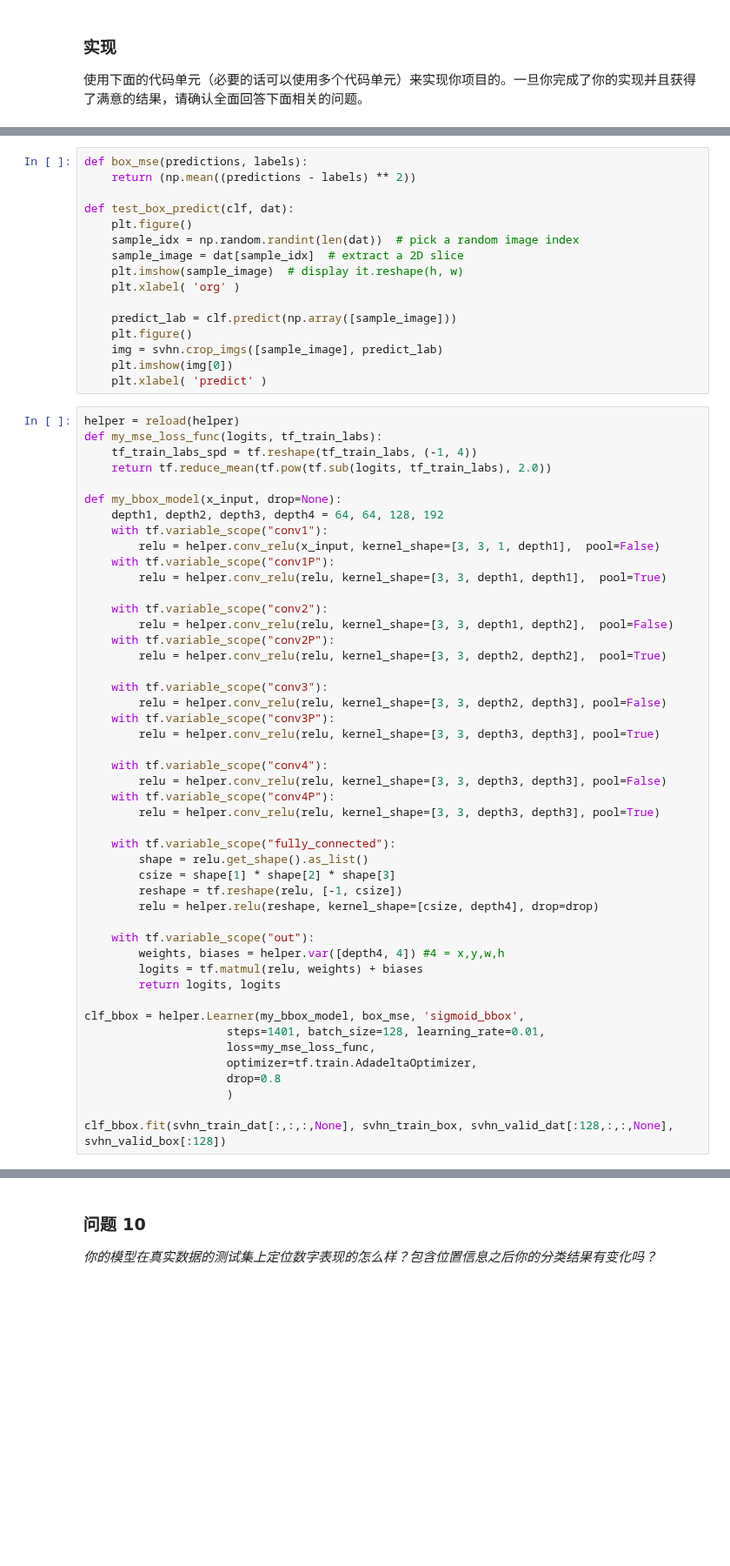
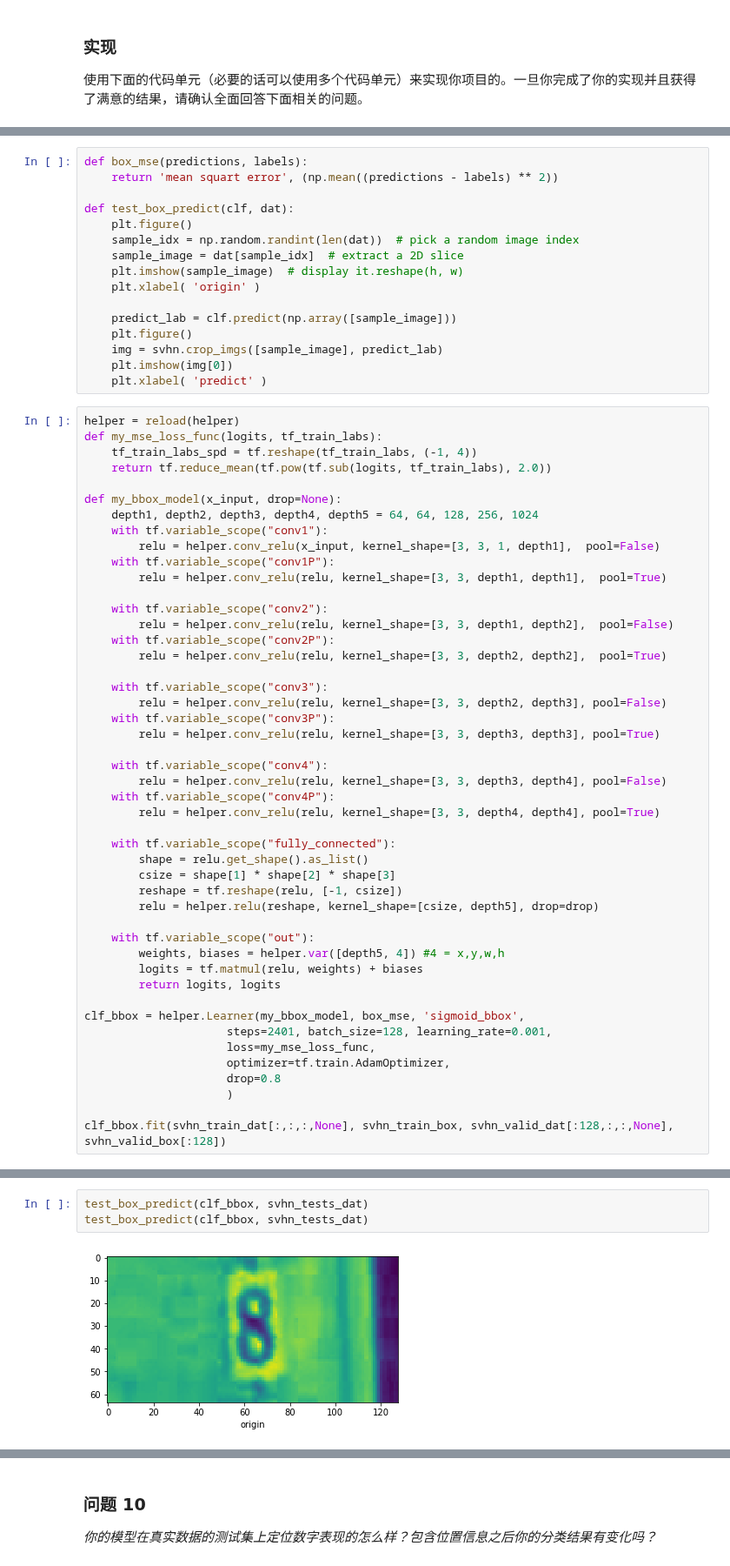
Before and after one commit to Heerozh/machine-learning, a Jupyter notebook: projects/digit_recognition/digit_recognition.ipynb, the cells around one changed output, grey strips where cells are left out. Shown at 87% size. Drawn from its saved outputs; the diff is of its cells as text; blank space fills up the shorter version.

```diff
--- a/projects/digit_recognition/digit_recognition.ipynb
+++ b/projects/digit_recognition/digit_recognition.ipynb
@@ -580,13 +375,13 @@ _如果必要的话，请提供关于你是如何建立一个使得你的模型
 # %%
 def box_mse(predictions, labels):
-    return (np.mean((predictions - labels) ** 2))
+    return 'mean squart error', (np.mean((predictions - labels) ** 2))
 
 def test_box_predict(clf, dat):
     plt.figure()
     sample_idx = np.random.randint(len(dat))  # pick a random image index
     sample_image = dat[sample_idx]  # extract a 2D slice
     plt.imshow(sample_image)  # display it.reshape(h, w)
-    plt.xlabel( 'org' )
+    plt.xlabel( 'origin' )
 
     predict_lab = clf.predict(np.array([sample_image]))
     plt.figure()
@@ -600,7 +395,7 @@ def my_mse_loss_func(logits, tf_train_labs):
     return tf.reduce_mean(tf.pow(tf.sub(logits, tf_train_labs), 2.0))
 
 def my_bbox_model(x_input, drop=None):
-    depth1, depth2, depth3, depth4 = 64, 64, 128, 192
+    depth1, depth2, depth3, depth4, depth5 = 64, 64, 128, 256, 1024
     with tf.variable_scope("conv1"):
         relu = helper.conv_relu(x_input, kernel_shape=[3, 3, 1, depth1],  pool=False)
     with tf.variable_scope("conv1P"):
@@ -617,25 +412,25 @@ def my_bbox_model(x_input, drop=None):
         relu = helper.conv_relu(relu, kernel_shape=[3, 3, depth3, depth3], pool=True)
 
     with tf.variable_scope("conv4"):
-        relu = helper.conv_relu(relu, kernel_shape=[3, 3, depth3, depth3], pool=False)
+        relu = helper.conv_relu(relu, kernel_shape=[3, 3, depth3, depth4], pool=False)
     with tf.variable_scope("conv4P"):
-        relu = helper.conv_relu(relu, kernel_shape=[3, 3, depth3, depth3], pool=True)
+        relu = helper.conv_relu(relu, kernel_shape=[3, 3, depth4, depth4], pool=True)
 
     with tf.variable_scope("fully_connected"):
         shape = relu.get_shape().as_list()
         csize = shape[1] * shape[2] * shape[3]
         reshape = tf.reshape(relu, [-1, csize])
-        relu = helper.relu(reshape, kernel_shape=[csize, depth4], drop=drop)
+        relu = helper.relu(reshape, kernel_shape=[csize, depth5], drop=drop)
 
     with tf.variable_scope("out"):
-        weights, biases = helper.var([depth4, 4]) #4 = x,y,w,h
+        weights, biases = helper.var([depth5, 4]) #4 = x,y,w,h
         logits = tf.matmul(relu, weights) + biases
         return logits, logits
 
 clf_bbox = helper.Learner(my_bbox_model, box_mse, 'sigmoid_bbox',
-                     steps=1401, batch_size=128, learning_rate=0.01,
+                     steps=2401, batch_size=128, learning_rate=0.001,
                      loss=my_mse_loss_func,
-                     optimizer=tf.train.AdadeltaOptimizer,
+                     optimizer=tf.train.AdamOptimizer,
                      drop=0.8
                      )
 
@@ -665,0 +456,5 @@ test_box_predict(clf_bbox, svhn_train_dat)
+# %%
+test_box_predict(clf_bbox, svhn_tests_dat)
+test_box_predict(clf_bbox, svhn_tests_dat)
+# %% [output]
+[figure, added]
```
Also changed, not shown: parts of 35 cells of this notebook, 8 other files.
